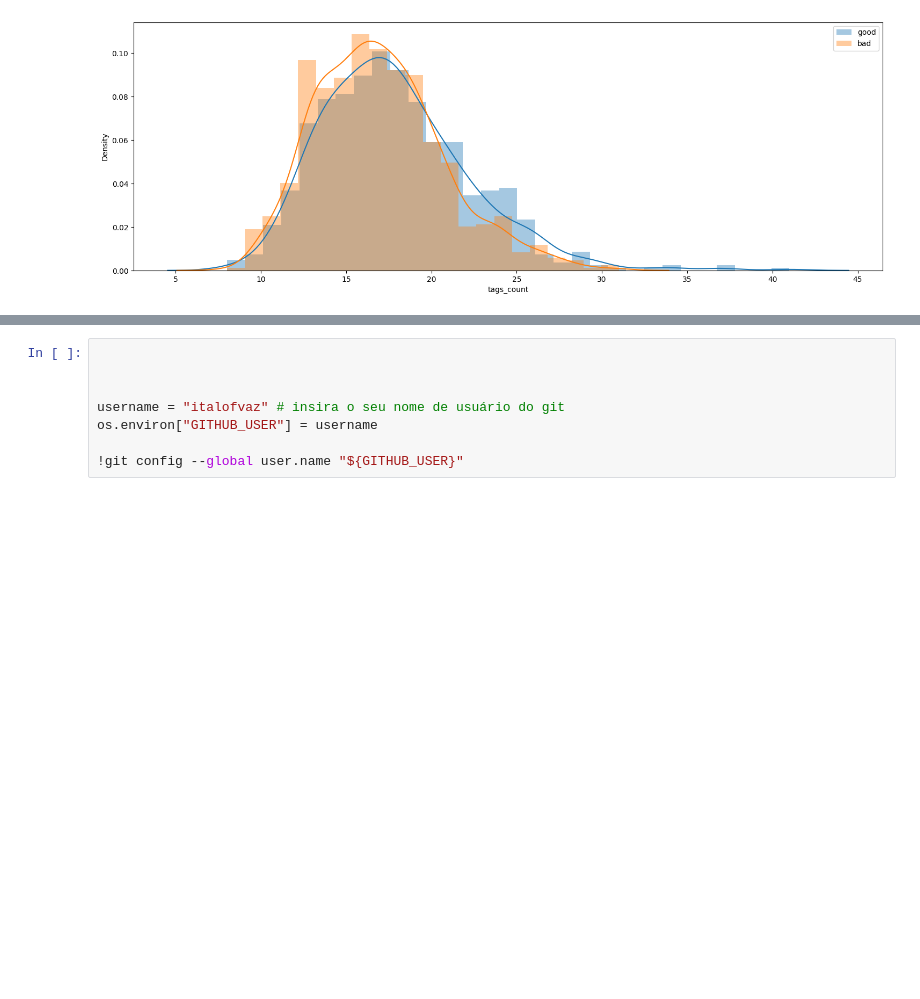
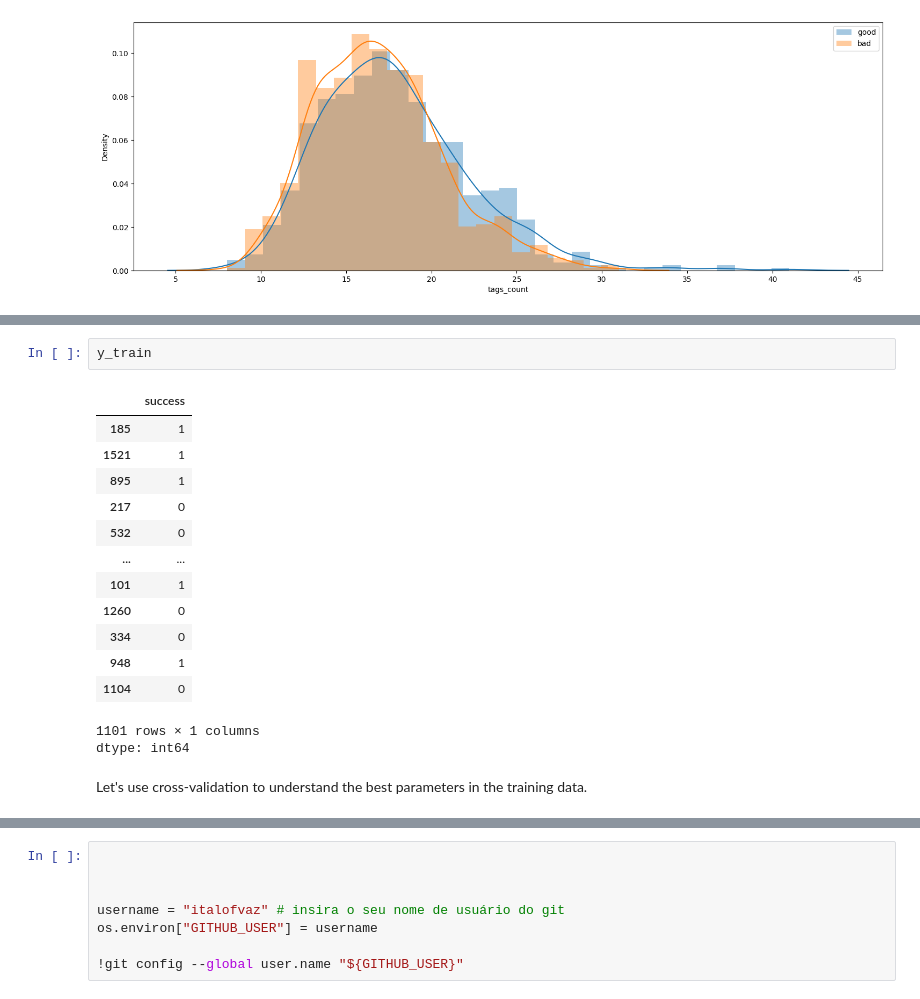
Before and after one commit to italofvaz/EDA_Wish_Sales, a Jupyter notebook: EDA_Wish_Summer_Sales.ipynb, the cells around one changed output, grey strips where cells are left out. Saved outputs shown, nothing was run; the diff lists cells and outputs as text; blank space fills up the shorter version.

```diff
--- a/EDA_Wish_Summer_Sales.ipynb
+++ b/EDA_Wish_Summer_Sales.ipynb
@@ -374,0 +422,19 @@ https://gist.github.com/mwaskom/de44147ed2974457ad6372750bbe5751
+# %%
+y_train
+# %% [output]
+|  | success |
+| 185 | 1 |
+| 1521 | 1 |
+| 895 | 1 |
+| 217 | 0 |
+| 532 | 0 |
+| ... | ... |
+| 101 | 1 |
+| 1260 | 0 |
+| 334 | 0 |
+| 948 | 1 |
+| 1104 | 0 |
+1101 rows × 1 columns
+dtype: int64
+# %% [markdown]
+Let's use cross-validation to understand the best parameters in the training data.
```
Also changed, not shown: parts of 27 cells of this notebook.
